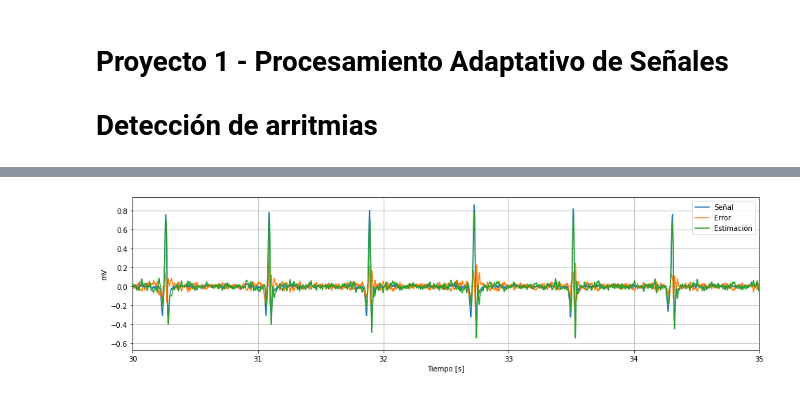
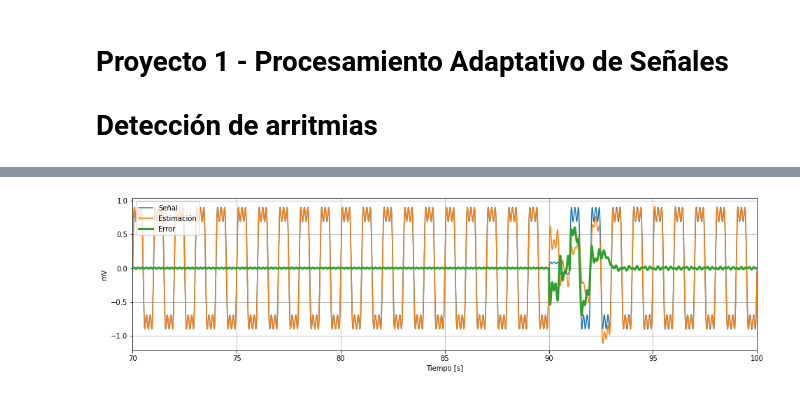
Before and after one commit to mbergerman/Procesamiento-Adaptativo, a Jupyter notebook: Proyecto 1/PASA_P1_G2.ipynb, the cells around one changed output, grey strips where cells are left out. Cells and saved outputs as stored; diff of their text form; code cells hidden in the pictures.

```diff
--- a/Proyecto 1/PASA_P1_G2.ipynb
+++ b/Proyecto 1/PASA_P1_G2.ipynb
@@ -70,0 +151,11 @@ plt.show()
+# %%
+# Señal de prueba
+N = 36000
+
+test_time = np.arange(0, 36000/360, 1/360)
+test_channel1 = np.sin(2*np.pi*test_time) + 0.3*np.sin(2*np.pi*3*test_time)+ 0.2*np.sin(2*np.pi*5*test_time)
+test_channel1[90*360:91*360] = 0.1 * test_channel1[90*360:91*360]
+test_channel1 = test_channel1.T.reshape((36000, 1))
+
+plt.xlim(85, 95)
+plt.plot(test_time, test_channel1)
@@ -71,33 +165,38 @@ plt.show()
 # %%
 #VSLMS
 M = 512
 w = np.zeros((M, 1))    # el vector queda en el orden inverso al tradicional
 e = np.zeros(N)
 yhat = np.zeros(N)
 MSE = np.zeros(N)
-mu = 1e-5
-a = 0.3
-b = 0.7
+mu = 1e-5 * np.ones(N+1)
+a = 0.9
+b = 1e-2
+mu_max = 1e-4
 
-for i in range(M, N):
-    x = channel1[i-M : i]
-    y = channel1[i]
+delay = 100
+offset = 0
+
+for i in range(M+delay-1 + offset, 36000):#N):
+    x = test_channel1[i-M-delay+1 : i-delay+1]
+    y = test_channel1[i]
     yhat[i] = (w.T @ x).item(0)
     e[i] = y - yhat[i]
     MSE[i] = e[i]**2
-    w = np.add(w, mu * e[i] * x)
-    mu = a*mu + b*e[i]**2
+    w = np.add(w, mu[i] * e[i] * x)
+    mu[i+1] = min(mu_max, a*mu[i] + b*e[i]**2)
 
 
 plt.figure(figsize=(16, 4))
-plt.plot(time, channel1, label = 'Señal')
-plt.plot(time, e, label = 'Error')
-plt.plot(time, yhat, label = 'Estimación')
+plt.plot(test_time, test_channel1, label = 'Señal')
+plt.plot(test_time, yhat, label = 'Estimación')
+plt.plot(test_time, e, label = 'Error', linewidth=3)
 plt.xlabel('Tiempo [s]')
 plt.ylabel(record_data['units'][0])
-plt.xlim(30,35)
+#plt.xlim(1517, 1522)
+plt.xlim(70, 100)
 plt.grid()
-plt.legend()
+plt.legend(loc = 'upper left')
 plt.show()
 # %% [output]
-[figure, old version]
+[figure, new version]
```
Also changed, not shown: parts of 12 cells of this notebook.
